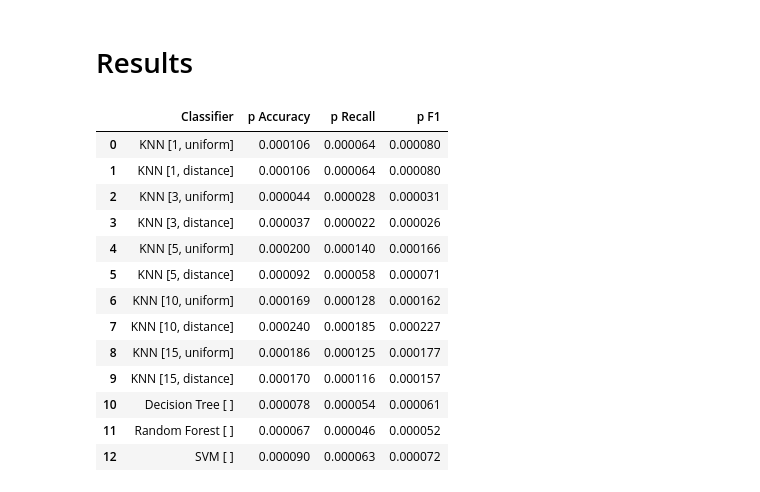
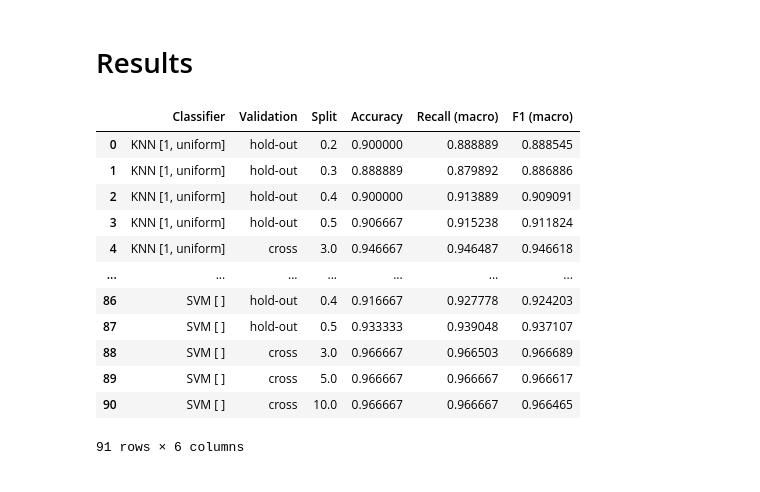
Before and after one commit to hoverslam/ml-projects, a Jupyter notebook: iris/iris.ipynb, the cells around one changed output. Cells and saved outputs as stored; diff of their text form; code cells hidden in the pictures.

Commit message:
add evaluation on test split / number of folds

```diff
--- a/iris/iris.ipynb
+++ b/iris/iris.ipynb
@@ -191,7 +191,7 @@ svm = {
 # %% [markdown]
 ## Hold-out
 # %%
-def holdout(clf, X_train, y_train, test_size=0.3):
+def holdout(clf, X_train, y_train, test_size):
     X_train, X_val, y_train, y_val = train_test_split(X_train, y_train, test_size=test_size, random_state=30)
 
     model = clf.fit(X_train, y_train)
@@ -204,7 +204,7 @@ def holdout(clf, X_train, y_train, test_size=0.3):
 # %% [markdown]
 ## Cross-validation
 # %%
-def cross_validation(clf, X_train, y_train, cv=5):
+def cross_validation(clf, X_train, y_train, cv):
     model = clf.fit(X_train, y_train)
 
     accuracy = cross_val_score(model, X=X_train, y=y_train, scoring="accuracy", cv=cv)
@@ -228,37 +228,36 @@ def evaluate_classifiers(clf_dict, X_train, y_train):
         _, p_f1 = paired_ttest_5x2cv(estimator1=baseline, estimator2=clf, X=X_train, y=y_train, scoring="f1_macro", random_seed=30)
         significance.append([key, p_accuracy, p_recall, p_f1])
 
-        # [TODO] evaluate on test split / number of folds
-
         # hold-out
-        accuracy, recall, f1, model = holdout(clf, X_train, y_train)
-        performance.append([key, "hold-out", accuracy, recall, f1, model])
+        for test_size in [0.2, 0.3, 0.4, 0.5]:
+            accuracy, recall, f1, model = holdout(clf, X_train, y_train, test_size=test_size)
+            performance.append([key, "hold-out", test_size, accuracy, recall, f1, model])
 
         # cross-validation
-        accuracy, recall, f1, model = cross_validation(clf, X_train, y_train)
-        performance.append([key, "cross", accuracy, recall, f1, model])
+        for cv in [3, 5, 10]:
+            accuracy, recall, f1, model = cross_validation(clf, X_train, y_train, cv)
+            performance.append([key, "cross", cv, accuracy, recall, f1, model])
 
     return(list([performance, significance]))
 
 all_classifiers = knn | decision_tree | random_forest | svm
 results = evaluate_classifiers(all_classifiers, X_scaled, y_encoded)
-performance_df = pd.DataFrame(results[0], columns=["Classifier", "Validation", "Accuracy", "Recall (macro)", "F1 (macro)", "Model"])
+performance_df = pd.DataFrame(results[0], columns=["Classifier", "Validation", "Split", "Accuracy", "Recall (macro)", "F1 (macro)", "Model"])
 performance_df.drop("Model", axis=1, inplace=True)
 significance_df = pd.DataFrame(results[1], columns=["Classifier", "Accuracy", "Recall (macro)", "F1 (macro)"])
-# %%
-significance_df
-# %% [output]
-|  | Classifier | p Accuracy | p Recall | p F1 |
-| 0 | KNN [1, uniform] | 0.000106 | 0.000064 | 0.000080 |
-| 1 | KNN [1, distance] | 0.000106 | 0.000064 | 0.000080 |
-| 2 | KNN [3, uniform] | 0.000044 | 0.000028 | 0.000031 |
-| 3 | KNN [3, distance] | 0.000037 | 0.000022 | 0.000026 |
-| 4 | KNN [5, uniform] | 0.000200 | 0.000140 | 0.000166 |
-| 5 | KNN [5, distance] | 0.000092 | 0.000058 | 0.000071 |
-| 6 | KNN [10, uniform] | 0.000169 | 0.000128 | 0.000162 |
-| 7 | KNN [10, distance] | 0.000240 | 0.000185 | 0.000227 |
-| 8 | KNN [15, uniform] | 0.000186 | 0.000125 | 0.000177 |
-| 9 | KNN [15, distance] | 0.000170 | 0.000116 | 0.000157 |
-| 10 | Decision Tree [ ] | 0.000078 | 0.000054 | 0.000061 |
-| 11 | Random Forest [ ] | 0.000067 | 0.000046 | 0.000052 |
-| 12 | SVM [ ] | 0.000090 | 0.000063 | 0.000072 |
+# %%
+performance_df
+# %% [output]
+|  | Classifier | Validation | Split | Accuracy | Recall (macro) | F1 (macro) |
+| 0 | KNN [1, uniform] | hold-out | 0.2 | 0.900000 | 0.888889 | 0.888545 |
+| 1 | KNN [1, uniform] | hold-out | 0.3 | 0.888889 | 0.879892 | 0.886886 |
+| 2 | KNN [1, uniform] | hold-out | 0.4 | 0.900000 | 0.913889 | 0.909091 |
+| 3 | KNN [1, uniform] | hold-out | 0.5 | 0.906667 | 0.915238 | 0.911824 |
+| 4 | KNN [1, uniform] | cross | 3.0 | 0.946667 | 0.946487 | 0.946618 |
+| ... | ... | ... | ... | ... | ... | ... |
+| 86 | SVM [ ] | hold-out | 0.4 | 0.916667 | 0.927778 | 0.924203 |
+| 87 | SVM [ ] | hold-out | 0.5 | 0.933333 | 0.939048 | 0.937107 |
+| 88 | SVM [ ] | cross | 3.0 | 0.966667 | 0.966503 | 0.966689 |
+| 89 | SVM [ ] | cross | 5.0 | 0.966667 | 0.966667 | 0.966617 |
+| 90 | SVM [ ] | cross | 10.0 | 0.966667 | 0.966667 | 0.966465 |
+91 rows × 6 columns
```
